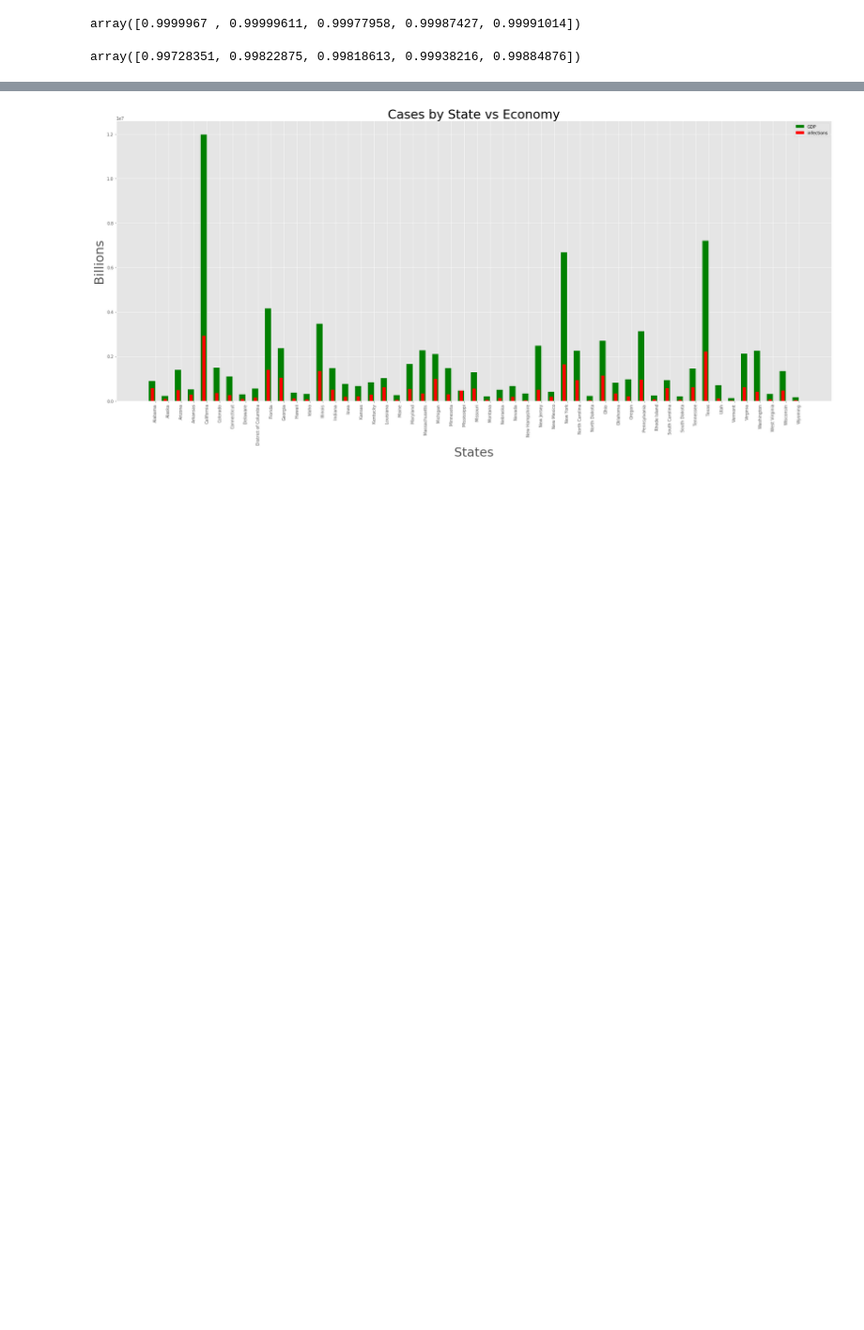
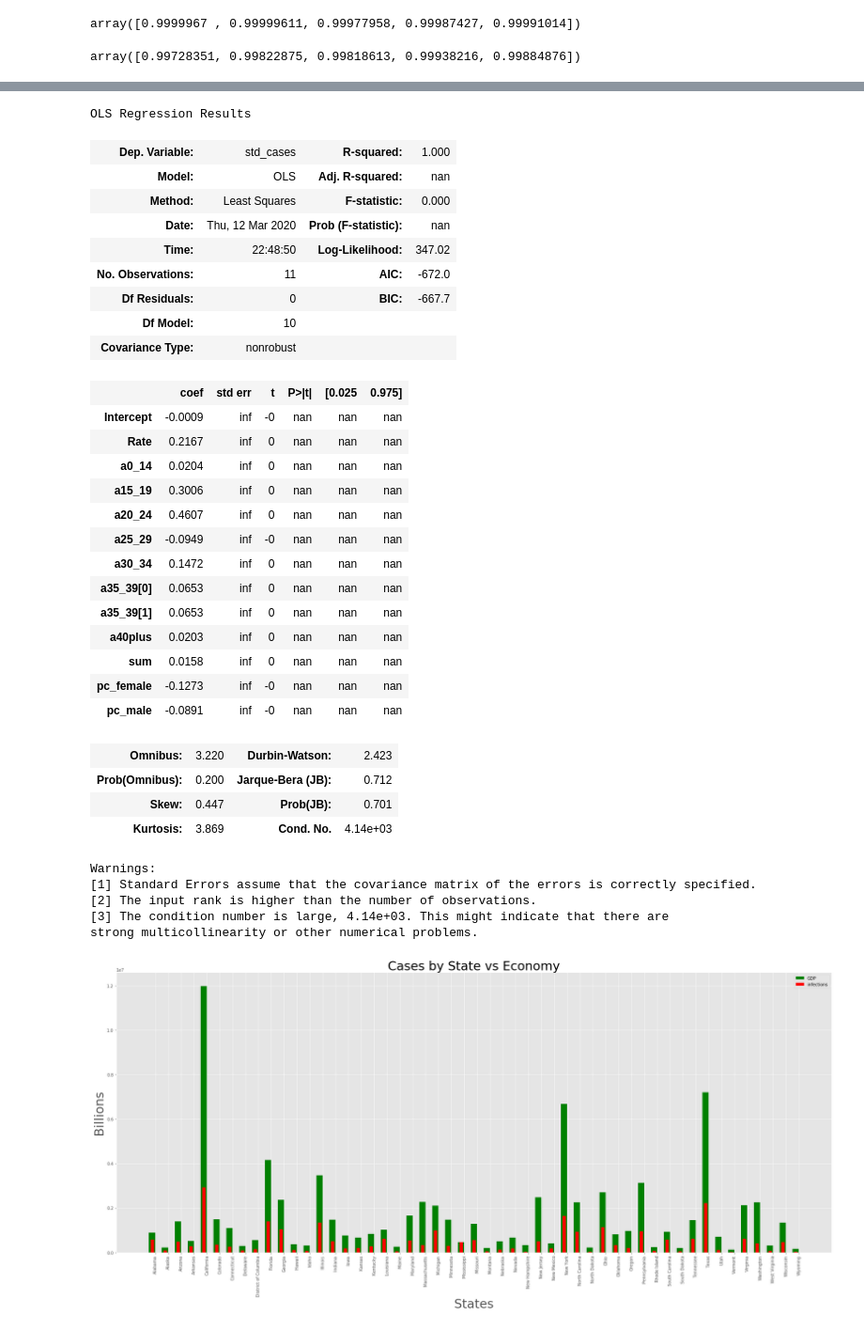
Before and after one commit to KelliExMachina/infectious, a Jupyter notebook: Analysis.ipynb, the cells around one changed output, grey strips where cells are left out. Shown: that part at 94% size. Drawn from its saved outputs; the diff is of its cells as text; code cells hidden in the pictures; blank space fills up the shorter version.

```diff
--- a/Analysis.ipynb
+++ b/Analysis.ipynb
@@ -265,3 +298,41 @@ strong multicollinearity problems or that the design matrix is singular.
+# %%
+mod = smf.ols(formula=formula_test, data = data_test)
+res = mod.fit()
+res.summary()
+# %% [output]
+OLS Regression Results
+| Dep. Variable: | std_cases | R-squared: | 1.000 |
+| Model: | OLS | Adj. R-squared: | nan |
+| Method: | Least Squares | F-statistic: | 0.000 |
+| Date: | Thu, 12 Mar 2020 | Prob (F-statistic): | nan |
+| Time: | 22:48:50 | Log-Likelihood: | 347.02 |
+| No. Observations: | 11 | AIC: | -672.0 |
+| Df Residuals: | 0 | BIC: | -667.7 |
+| Df Model: | 10 |  |  |
+| Covariance Type: | nonrobust |  |  |
+|  | coef | std err | t | P>|t| | [0.025 | 0.975] |
+| Intercept | -0.0009 | inf | -0 | nan | nan | nan |
+| Rate | 0.2167 | inf | 0 | nan | nan | nan |
+| a0_14 | 0.0204 | inf | 0 | nan | nan | nan |
+| a15_19 | 0.3006 | inf | 0 | nan | nan | nan |
+| a20_24 | 0.4607 | inf | 0 | nan | nan | nan |
+| a25_29 | -0.0949 | inf | -0 | nan | nan | nan |
+| a30_34 | 0.1472 | inf | 0 | nan | nan | nan |
+| a35_39[0] | 0.0653 | inf | 0 | nan | nan | nan |
+| a35_39[1] | 0.0653 | inf | 0 | nan | nan | nan |
+| a40plus | 0.0203 | inf | 0 | nan | nan | nan |
+| sum | 0.0158 | inf | 0 | nan | nan | nan |
+| pc_female | -0.1273 | inf | -0 | nan | nan | nan |
+| pc_male | -0.0891 | inf | -0 | nan | nan | nan |
+| Omnibus: | 3.220 | Durbin-Watson: | 2.423 |
+| Prob(Omnibus): | 0.200 | Jarque-Bera (JB): | 0.712 |
+| Skew: | 0.447 | Prob(JB): | 0.701 |
+| Kurtosis: | 3.869 | Cond. No. | 4.14e+03 |
+Warnings:
+[1] Standard Errors assume that the covariance matrix of the errors is correctly specified.
+[2] The input rank is higher than the number of observations.
+[3] The condition number is large, 4.14e+03. This might indicate that there are
+strong multicollinearity or other numerical problems.
 # %%
 states_gdp = list(df_comb['sum'])
 categories = list(df_comb['state'])
```
Also changed, not shown: parts of 16 cells of this notebook.
